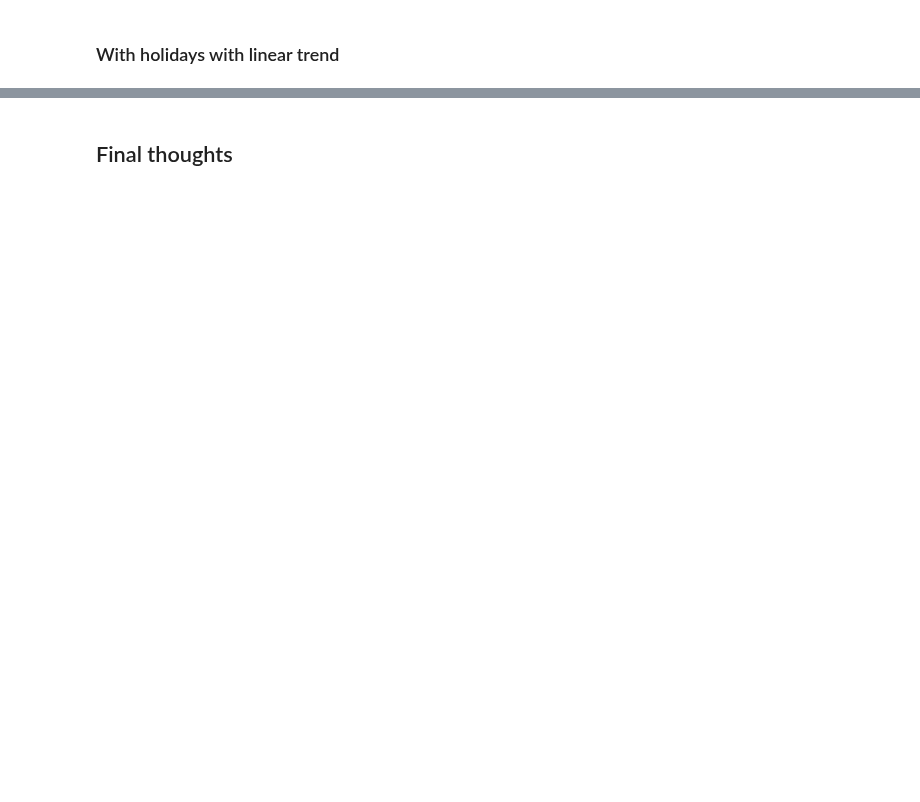
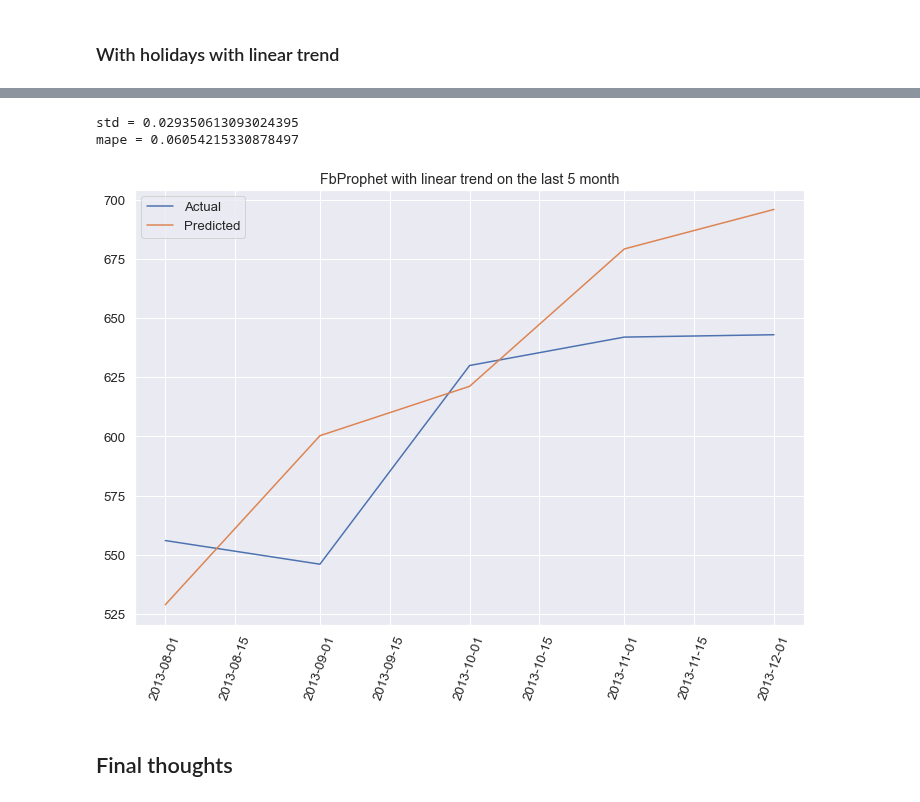
Before and after one commit to Dosann/Time-series-forecast, a Jupyter notebook: shipment_forecast.ipynb, the cells around one changed output, grey strips where cells are left out. Drawn from its saved outputs; the diff is of its cells as text; code cells hidden in the pictures; blank space fills up the shorter version.

```diff
--- a/shipment_forecast.ipynb
+++ b/shipment_forecast.ipynb
@@ -738,7 +738,7 @@ mape = 0.061970739690430585
 # %% [markdown]
 ### With holidays
 # %%
-data_prophet = shipment_data.copy()
+data_prophet = shipment_data[2:].copy()
 data_prophet.reset_index(inplace=True)
 
 X = data_prophet.values
@@ -756,10 +778,2 @@ plot_results(x, y_true, prophet_init_predicted_values, title='FbProphet on the l
 # %% [markdown]
 ### With holidays with linear trend
-# %%
-data_prophet = np.log(shipment_data.copy())
-data_prophet.reset_index(inplace=True)
-
-X = data_prophet.values
-y = np.log(y)
-
-prophet_std_err, mape_err, prophet_predicted_values = evaluate(prophet_model, X, y)
@@ -771,0 +780,10 @@ plot_results(x, y_true, exp_predicted, title='FbProphet with linear trend on the
+# %%
+data_prophet.Shipments = np.log(data_prophet.Shipments)
+X = data_prophet.values
+y = data.Shipments.values
+
+model = TransformedTargetRegressor(regressor=prophet_model,
+                                   func=np.log,
+                                   inverse_func=np.exp)
+
+prophet_std_err, prophet_mape_err, prophet_predicted_values = evaluate(model, X, y)
@@ -772,3 +808,10 @@ plot_results(x, y_true, exp_predicted, title='FbProphet with linear trend on the
+# %%
+print(f'std = {prophet_std_err}\nmape = {prophet_mape_err}')
+plot_results(x, y_true, prophet_predicted_values, title='FbProphet with linear trend on the last 5 month')
+# %% [output]
+std = 0.029350613093024395
+mape = 0.06054215330878497
+[figure, added]
 # %% [markdown]
 ## Final thoughts
 # %%
```
Also changed, not shown: parts of 13 cells of this notebook, 1 other file.
